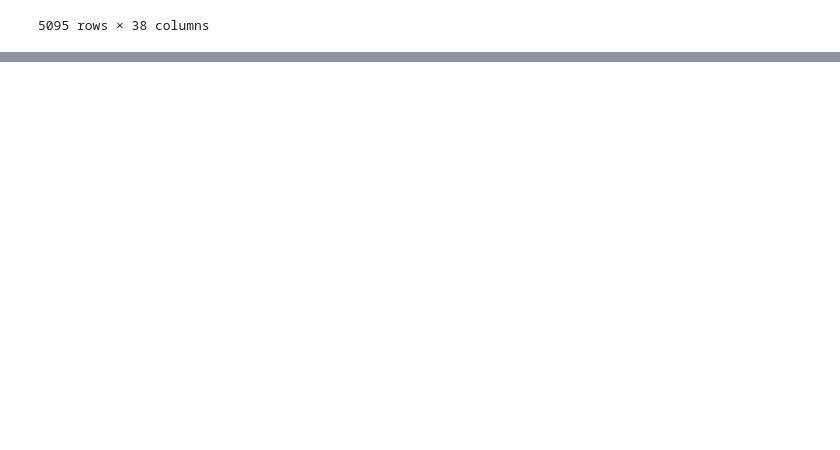
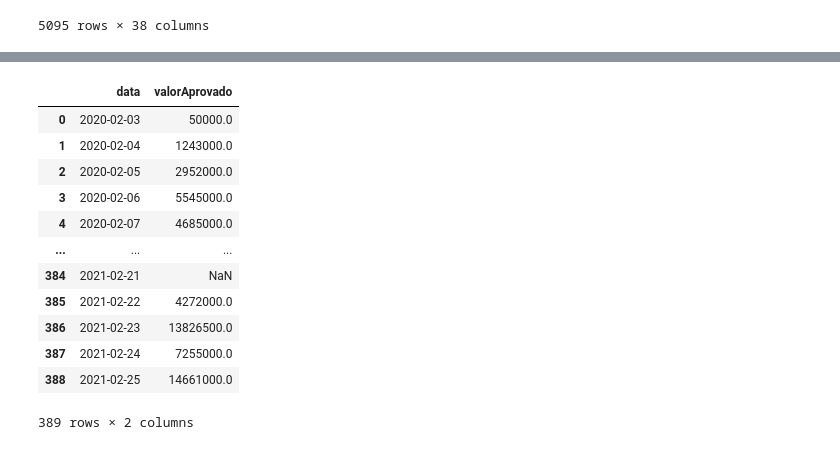
Before and after one commit to hgf777-br/trabalho-final-bootcamp, a Jupyter notebook: analise_inicial_dados.ipynb, the cells around one changed output, grey strips where cells are left out. Saved outputs shown, nothing was run; the diff lists cells and outputs as text; code cells hidden in the pictures; blank space fills up the shorter version.

```diff
--- a/analise_inicial_dados.ipynb
+++ b/analise_inicial_dados.ipynb
@@ -243,0 +300,5 @@ df_aprovados.to_csv('dados_regressao.csv', index=False)
+# %%
+df_dias = pd.date_range(start='2020-02-03', end='2021-02-25')
+df_dias = df_dias.format(formatter=lambda x: x.strftime('%Y-%m-%d'))
+df_dias = pd.DataFrame(df_dias, columns=['data'])
+df_dias
@@ -243,0 +319,17 @@ df_aprovados.to_csv('dados_regressao.csv', index=False)
+# %%
+df_data_final = pd.merge(df_dias, df_ano, how='left')
+df_data_final
+# %% [output]
+|  | data | valorAprovado |
+| 0 | 2020-02-03 | 50000.0 |
+| 1 | 2020-02-04 | 1243000.0 |
+| 2 | 2020-02-05 | 2952000.0 |
+| 3 | 2020-02-06 | 5545000.0 |
+| 4 | 2020-02-07 | 4685000.0 |
+| ... | ... | ... |
+| 384 | 2021-02-21 | NaN |
+| 385 | 2021-02-22 | 4272000.0 |
+| 386 | 2021-02-23 | 13826500.0 |
+| 387 | 2021-02-24 | 7255000.0 |
+| 388 | 2021-02-25 | 14661000.0 |
+389 rows × 2 columns
```
Also changed, not shown: parts of 9 cells of this notebook, 4 other files.
